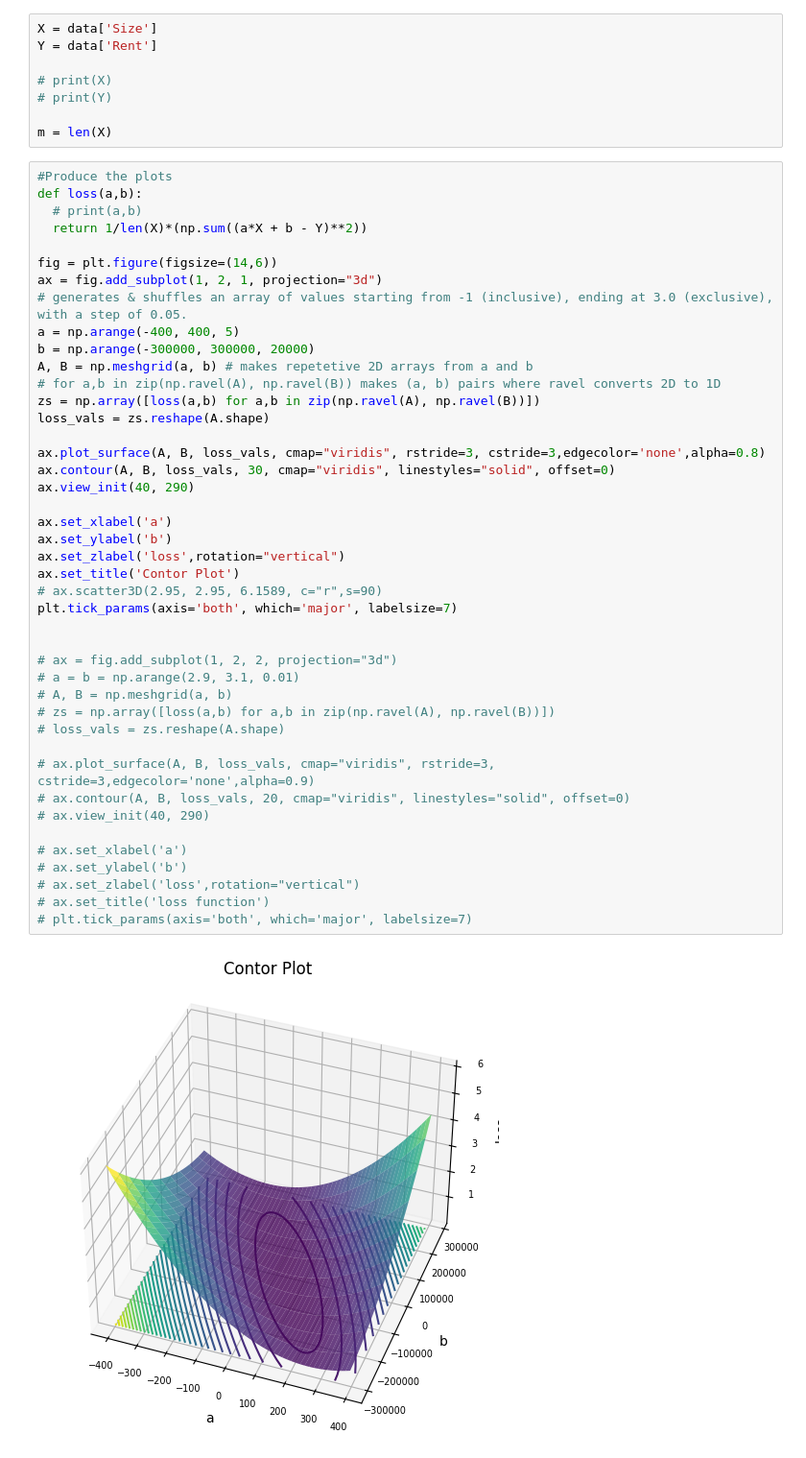
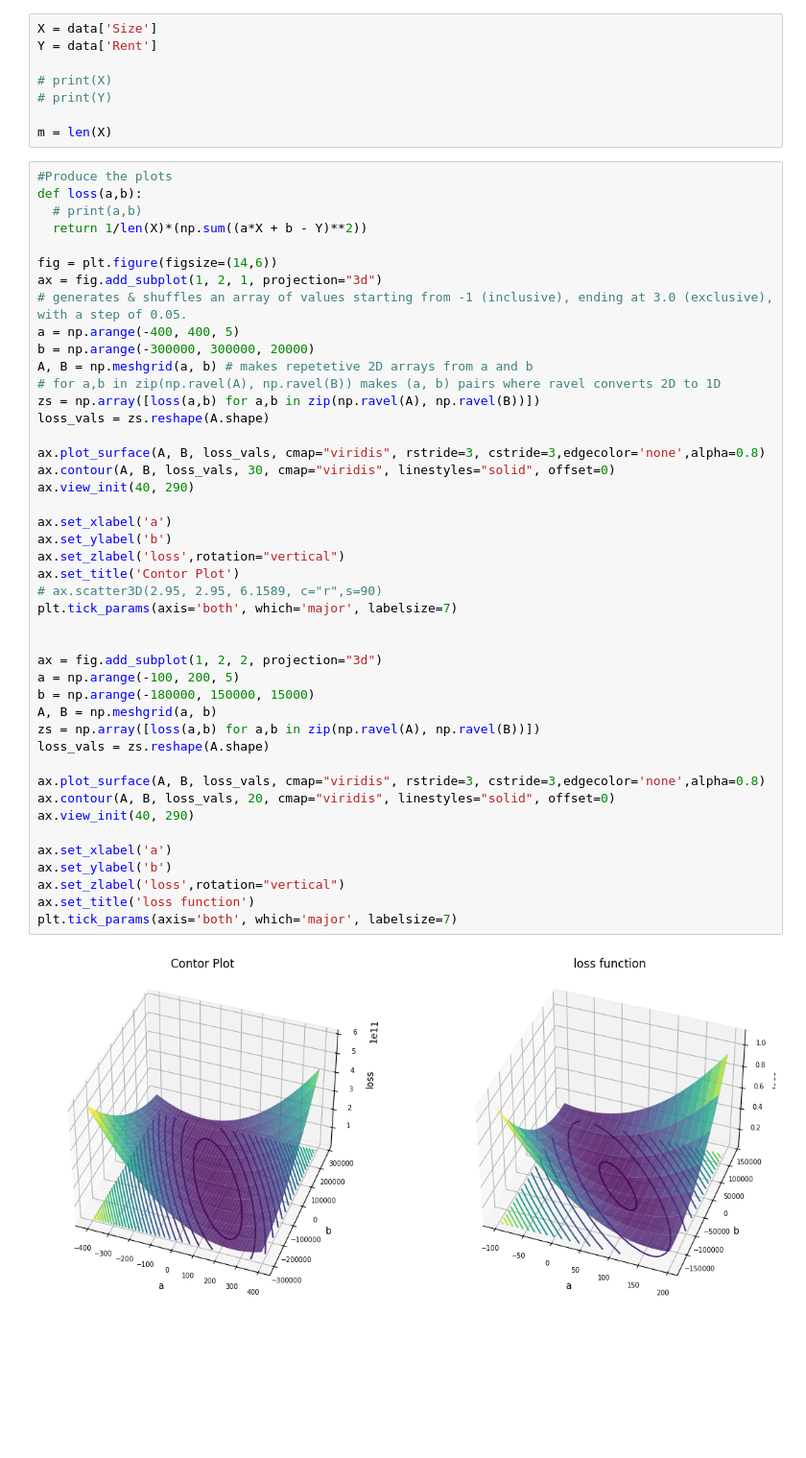
Before and after one commit to codermehraj/Machine-Learning-with-Python, a Jupyter notebook: Practice Codes/2. Labs/1. Linear Regression/contorPlotonHouseRent.ipynb, the cells around one changed output. Shown at 96% size. Cells and saved outputs as stored; diff of their text form; blank space fills up the shorter version.

Commit message:
completed contor plot genaration

```diff
--- a/Practice Codes/2. Labs/1. Linear Regression/contorPlotonHouseRent.ipynb
+++ b/Practice Codes/2. Labs/1. Linear Regression/contorPlotonHouseRent.ipynb
@@ -31,44 +31,45 @@ m = len(X)
 #Produce the plots
 def loss(a,b):
   # print(a,b)
   return 1/len(X)*(np.sum((a*X + b - Y)**2))
 
 fig = plt.figure(figsize=(14,6))
 ax = fig.add_subplot(1, 2, 1, projection="3d")
 # generates & shuffles an array of values starting from -1 (inclusive), ending at 3.0 (exclusive), with a step of 0.05.
 a = np.arange(-400, 400, 5)
 b = np.arange(-300000, 300000, 20000)
 A, B = np.meshgrid(a, b) # makes repetetive 2D arrays from a and b
 # for a,b in zip(np.ravel(A), np.ravel(B)) makes (a, b) pairs where ravel converts 2D to 1D
 zs = np.array([loss(a,b) for a,b in zip(np.ravel(A), np.ravel(B))])
 loss_vals = zs.reshape(A.shape)
 
 ax.plot_surface(A, B, loss_vals, cmap="viridis", rstride=3, cstride=3,edgecolor='none',alpha=0.8)
 ax.contour(A, B, loss_vals, 30, cmap="viridis", linestyles="solid", offset=0)
 ax.view_init(40, 290)
 
 ax.set_xlabel('a')
 ax.set_ylabel('b')
 ax.set_zlabel('loss',rotation="vertical")
 ax.set_title('Contor Plot')
 # ax.scatter3D(2.95, 2.95, 6.1589, c="r",s=90)
 plt.tick_params(axis='both', which='major', labelsize=7)
 
 
-# ax = fig.add_subplot(1, 2, 2, projection="3d")
-# a = b = np.arange(2.9, 3.1, 0.01)
-# A, B = np.meshgrid(a, b)
-# zs = np.array([loss(a,b) for a,b in zip(np.ravel(A), np.ravel(B))])
-# loss_vals = zs.reshape(A.shape)
+ax = fig.add_subplot(1, 2, 2, projection="3d")
+a = np.arange(-100, 200, 5)
+b = np.arange(-180000, 150000, 15000)
+A, B = np.meshgrid(a, b)
+zs = np.array([loss(a,b) for a,b in zip(np.ravel(A), np.ravel(B))])
+loss_vals = zs.reshape(A.shape)
 
-# ax.plot_surface(A, B, loss_vals, cmap="viridis", rstride=3, cstride=3,edgecolor='none',alpha=0.9)
-# ax.contour(A, B, loss_vals, 20, cmap="viridis", linestyles="solid", offset=0)
-# ax.view_init(40, 290)
+ax.plot_surface(A, B, loss_vals, cmap="viridis", rstride=3, cstride=3,edgecolor='none',alpha=0.8)
+ax.contour(A, B, loss_vals, 20, cmap="viridis", linestyles="solid", offset=0)
+ax.view_init(40, 290)
 
-# ax.set_xlabel('a')
-# ax.set_ylabel('b')
-# ax.set_zlabel('loss',rotation="vertical")
-# ax.set_title('loss function')
-# plt.tick_params(axis='both', which='major', labelsize=7)
+ax.set_xlabel('a')
+ax.set_ylabel('b')
+ax.set_zlabel('loss',rotation="vertical")
+ax.set_title('loss function')
+plt.tick_params(axis='both', which='major', labelsize=7)
 # %% [output]
-[figure, old version]
+[figure, new version]
```
